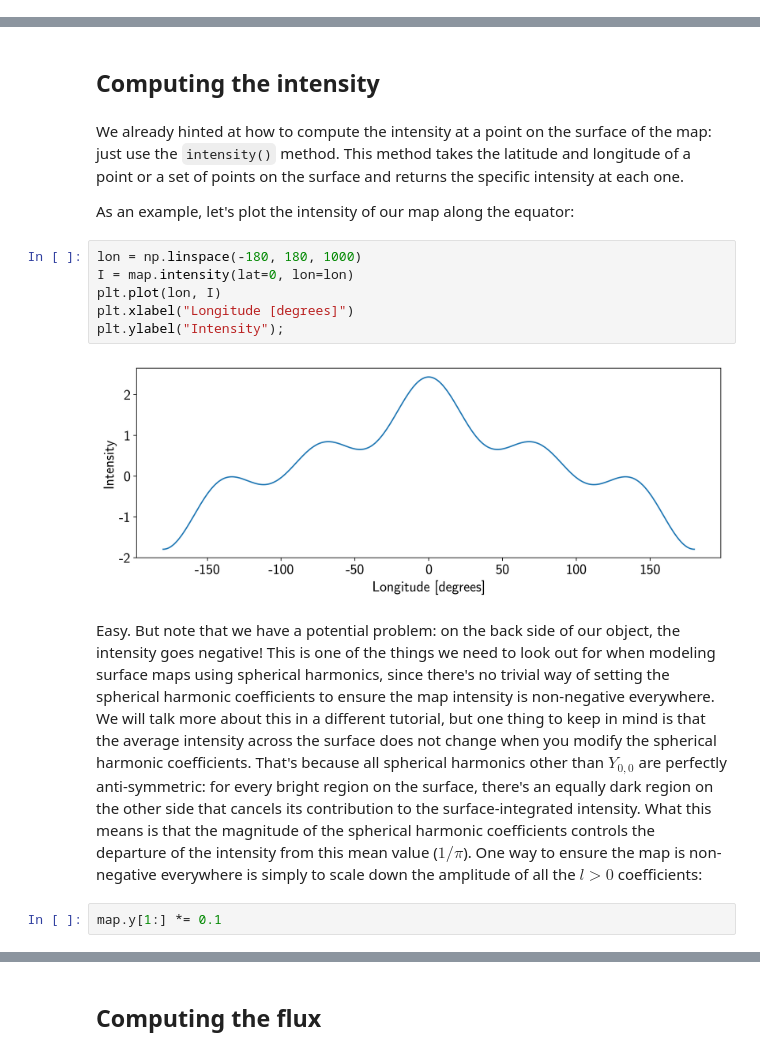
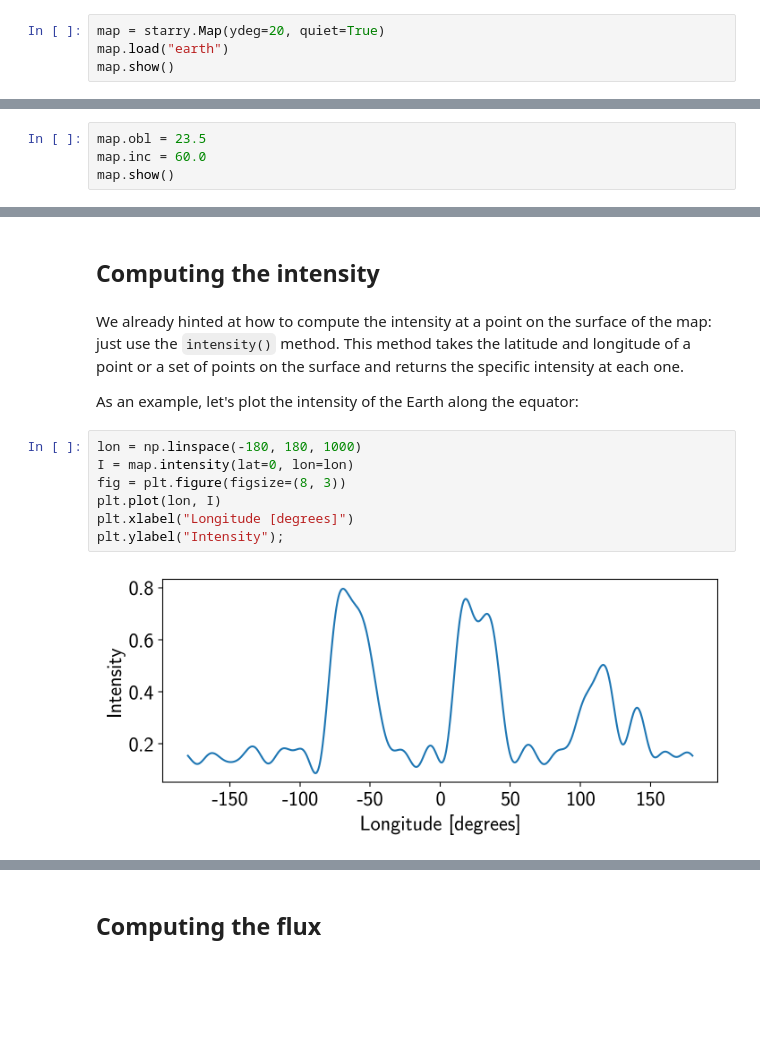
Before and after one commit to rodluger/starry, a Jupyter notebook: notebooks/Basics.ipynb, the cells around one changed output, grey strips where cells are left out. Cells and saved outputs as stored; diff of their text form; blank space fills up the shorter version.

```diff
--- a/notebooks/Basics.ipynb
+++ b/notebooks/Basics.ipynb
@@ -244,0 +267,4 @@ map.show(theta=theta)
+# %%
+map = starry.Map(ydeg=20, quiet=True)
+map.load("earth")
+map.show()
@@ -244,0 +283,4 @@ map.show(theta=theta)
+# %%
+map.obl = 23.5
+map.inc = 60.0
+map.show()
@@ -247,16 +291,13 @@ map.show(theta=theta)
 # %% [markdown]
 We already hinted at how to compute the intensity at a point on the surface of the map: just use the ``intensity()`` method. This method takes the latitude and longitude of a point or a set of points on the surface and returns the specific intensity at each one.
 
-As an example, let's plot the intensity of our map along the equator:
+As an example, let's plot the intensity of the Earth along the equator:
 # %%
 lon = np.linspace(-180, 180, 1000)
 I = map.intensity(lat=0, lon=lon)
+fig = plt.figure(figsize=(8, 3))
 plt.plot(lon, I)
 plt.xlabel("Longitude [degrees]")
 plt.ylabel("Intensity");
 # %% [output]
-[figure, old version]
+[figure, new version]
-# %% [markdown]
-Easy. But note that we have a potential problem: on the back side of our object, the intensity goes negative! This is one of the things we need to look out for when modeling surface maps using spherical harmonics, since there's no trivial way of setting the spherical harmonic coefficients to ensure the map intensity is non-negative everywhere. We will talk more about this in a different tutorial, but one thing to keep in mind is that the average intensity across the surface does not change when you modify the spherical harmonic coefficients. That's because all spherical harmonics other than $Y_{0,0}$ are perfectly anti-symmetric: for every bright region on the surface, there's an equally dark region on the other side that cancels its contribution to the surface-integrated intensity. What this means is that the magnitude of the spherical harmonic coefficients controls the departure of the intensity from this mean value ($1 / \pi$). One way to ensure the map is non-negative everywhere is simply to scale down the amplitude of all the $l > 0$ coefficients:
-# %%
-map.y[1:] *= 0.1
```
Also changed, not shown: parts of 32 cells of this notebook, 11 other files.
